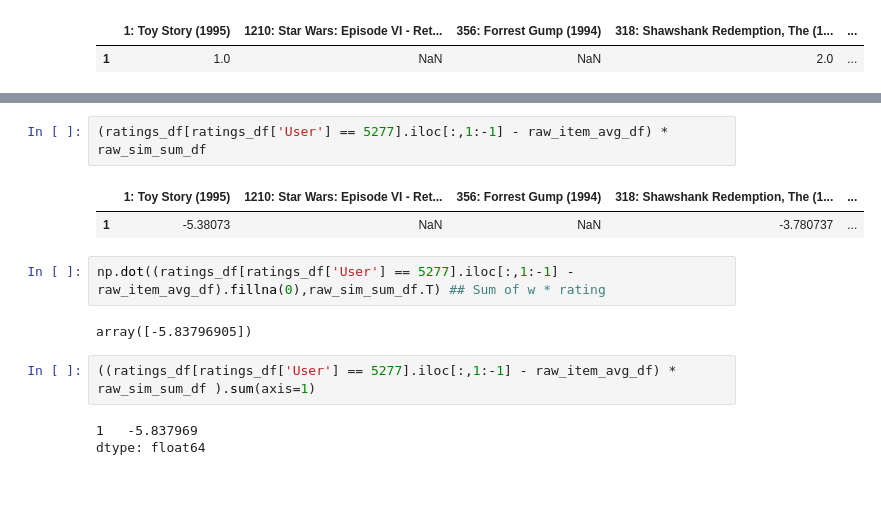
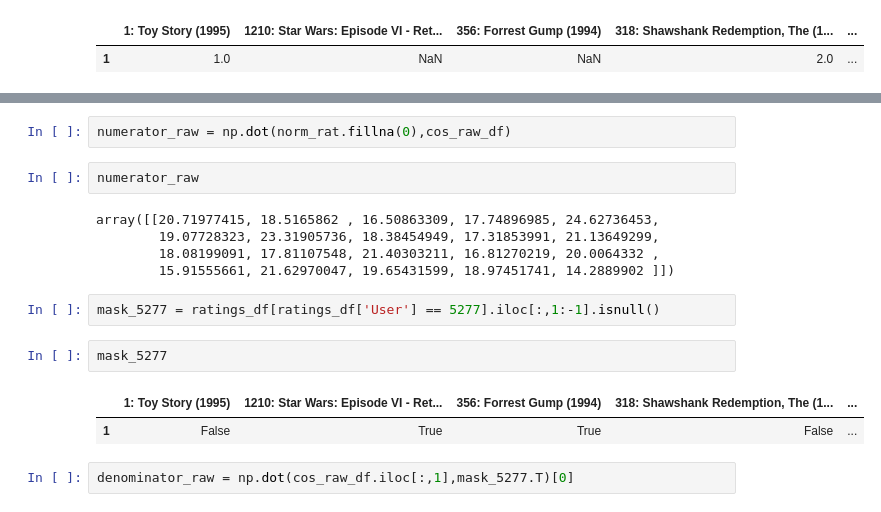
Before and after one commit to gaioNL/ML.HSE.DL.ComputerVision, a Jupyter notebook: git/ML.Reccomender.MinnU/CollaborativeFiltering/wk4/ItemItemCollaborativeFilter_CG.ipynb, the cells around one changed output, grey strips where cells are left out. Drawn from its saved outputs; the diff is of its cells as text; blank space fills up the shorter version.

```diff
--- a/git/ML.Reccomender.MinnU/CollaborativeFiltering/wk4/ItemItemCollaborativeFilter_CG.ipynb
+++ b/git/ML.Reccomender.MinnU/CollaborativeFiltering/wk4/ItemItemCollaborativeFilter_CG.ipynb
@@ -201,14 +285,18 @@ norm_rat = (ratings_df[ratings_df['User'] == 5277].iloc[:,1:-1] - raw_item_avg_d
+# %%
+numerator_raw = np.dot(norm_rat.fillna(0),cos_raw_df)
+# %%
+numerator_raw
+# %% [output]
+array([[20.71977415, 18.5165862 , 16.50863309, 17.74896985, 24.62736453,
+        19.07728323, 23.31905736, 18.38454949, 17.31853991, 21.13649299,
+        18.08199091, 17.81107548, 21.40303211, 16.81270219, 20.0064332 ,
+        15.91555661, 21.62970047, 19.65431599, 18.97451741, 14.2889902 ]])
 # %%
-(ratings_df[ratings_df['User'] == 5277].iloc[:,1:-1] - raw_item_avg_df) * raw_sim_sum_df
+mask_5277 = ratings_df[ratings_df['User'] == 5277].iloc[:,1:-1].isnull()
-# %% [output]
-|  | 1: Toy Story (1995) | 1210: Star Wars: Episode VI - Ret... | 356: Forrest Gump (1994) | 318: Shawshank Redemption, The (1... | ... |
-| 1 | -5.38073 | NaN | NaN | -3.780737 | ... |
-# %%
-np.dot((ratings_df[ratings_df['User'] == 5277].iloc[:,1:-1] - raw_item_avg_df).fillna(0),raw_sim_sum_df.T) ## Sum of w * rating
-# %% [output]
-array([-5.83796905])
-# %%
-((ratings_df[ratings_df['User'] == 5277].iloc[:,1:-1] - raw_item_avg_df) * raw_sim_sum_df ).sum(axis=1)
-# %% [output]
-1   -5.837969
-dtype: float64
+# %%
+mask_5277
+# %% [output]
+|  | 1: Toy Story (1995) | 1210: Star Wars: Episode VI - Ret... | 356: Forrest Gump (1994) | 318: Shawshank Redemption, The (1... | ... |
+| 1 | False | True | True | False | ... |
+# %%
+denominator_raw = np.dot(cos_raw_df.iloc[:,1],mask_5277.T)[0]
```
Also changed, not shown: parts of 15 cells of this notebook, 1 other file.
